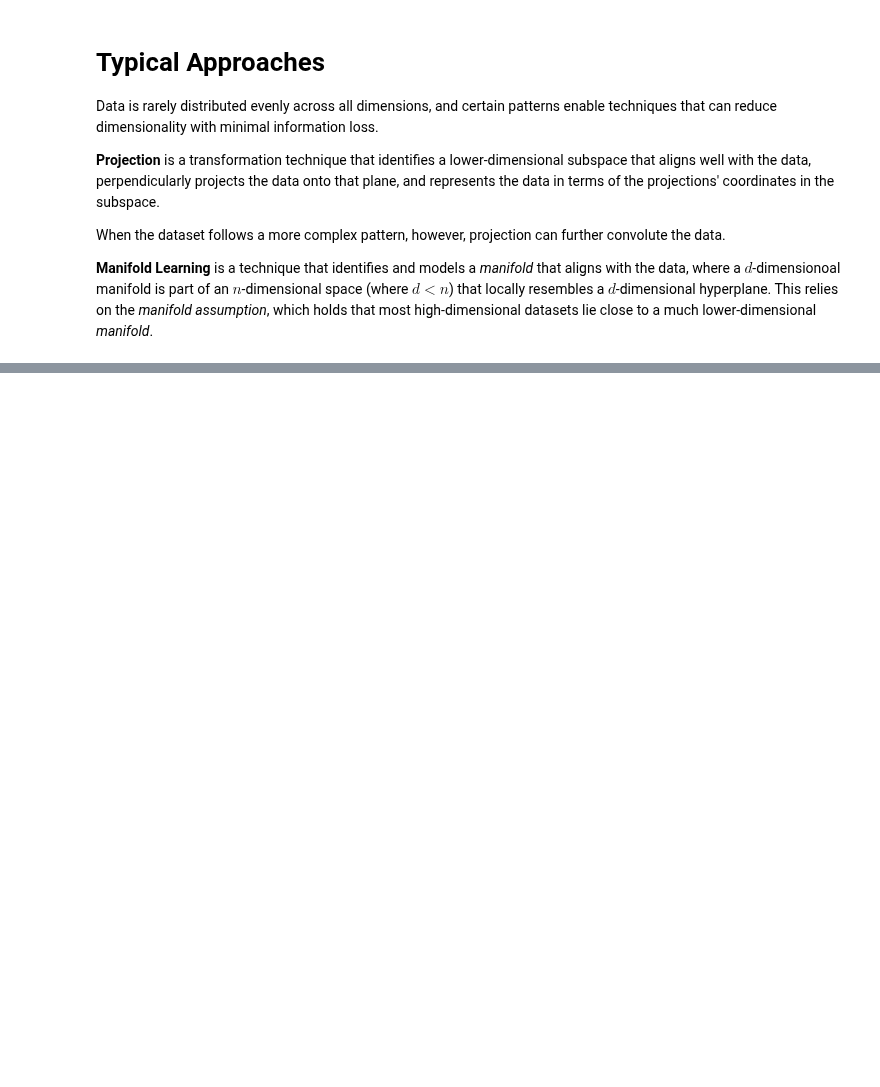
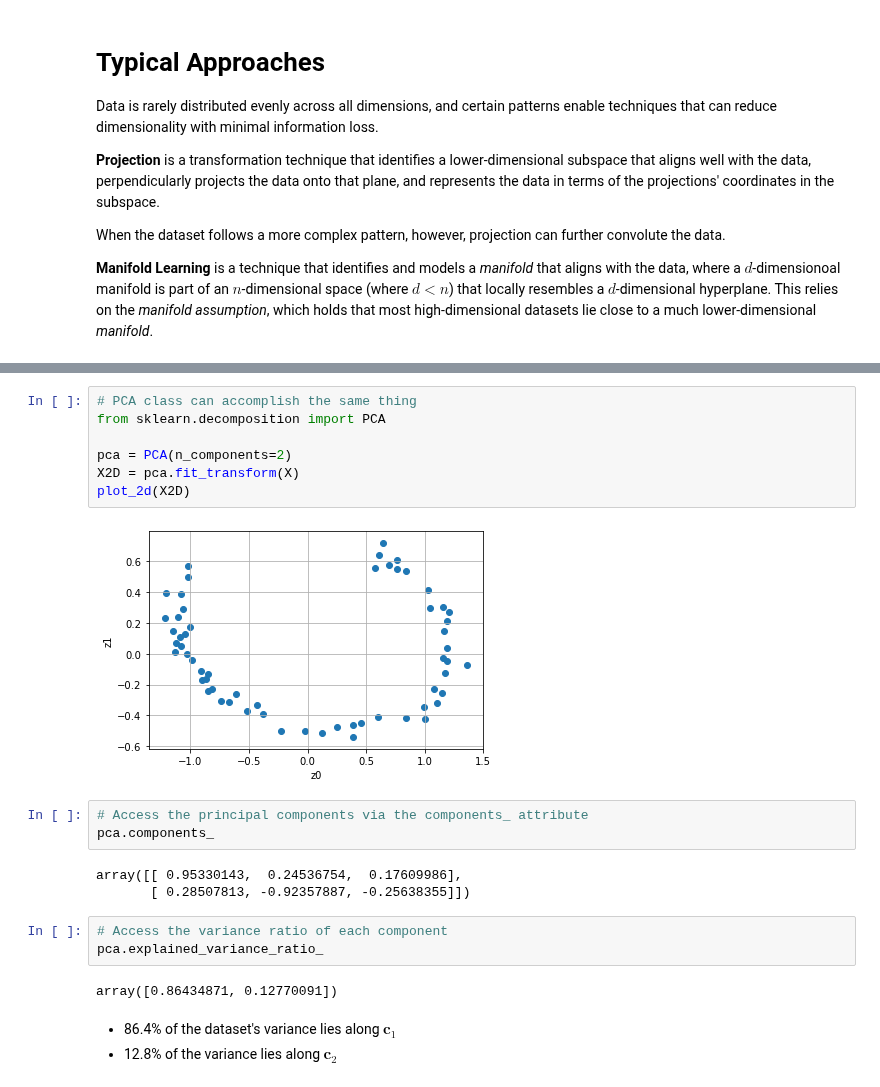
Before and after one commit to codywill/ml-sandbox, a Jupyter notebook: hands-on/Chapter 8 - Dimensionality Reduction.ipynb, the cells around one changed output, grey strips where cells are left out. Cells and saved outputs as stored; diff of their text form; blank space fills up the shorter version.

```diff
--- a/hands-on/Chapter 8 - Dimensionality Reduction.ipynb
+++ b/hands-on/Chapter 8 - Dimensionality Reduction.ipynb
@@ -38,0 +120,23 @@ When the dataset follows a more complex pattern, however, projection can further
+# %%
+# PCA class can accomplish the same thing
+from sklearn.decomposition import PCA
+
+pca = PCA(n_components=2)
+X2D = pca.fit_transform(X)
+plot_2d(X2D)
+# %% [output]
+[figure, added]
+# %%
+# Access the principal components via the components_ attribute
+pca.components_
+# %% [output]
+array([[ 0.95330143,  0.24536754,  0.17609986],
+       [ 0.28507813, -0.92357887, -0.25638355]])
+# %%
+# Access the variance ratio of each component
+pca.explained_variance_ratio_
+# %% [output]
+array([0.86434871, 0.12770091])
+# %% [markdown]
+- 86.4% of the dataset's variance lies along $\mathbf{c}_1$
+- 12.8% of the variance lies along $\mathbf{c}_2$
```
Also changed, not shown: parts of 10 cells of this notebook.
